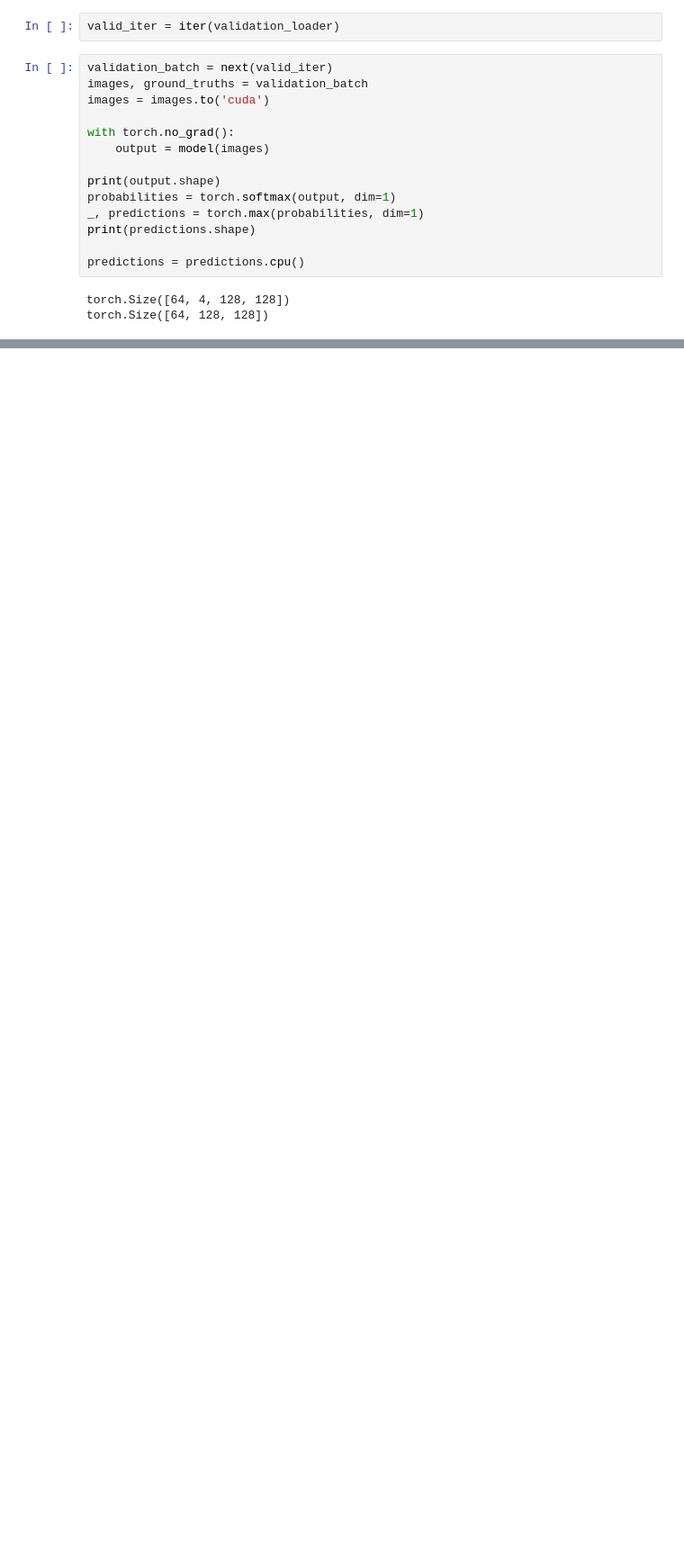
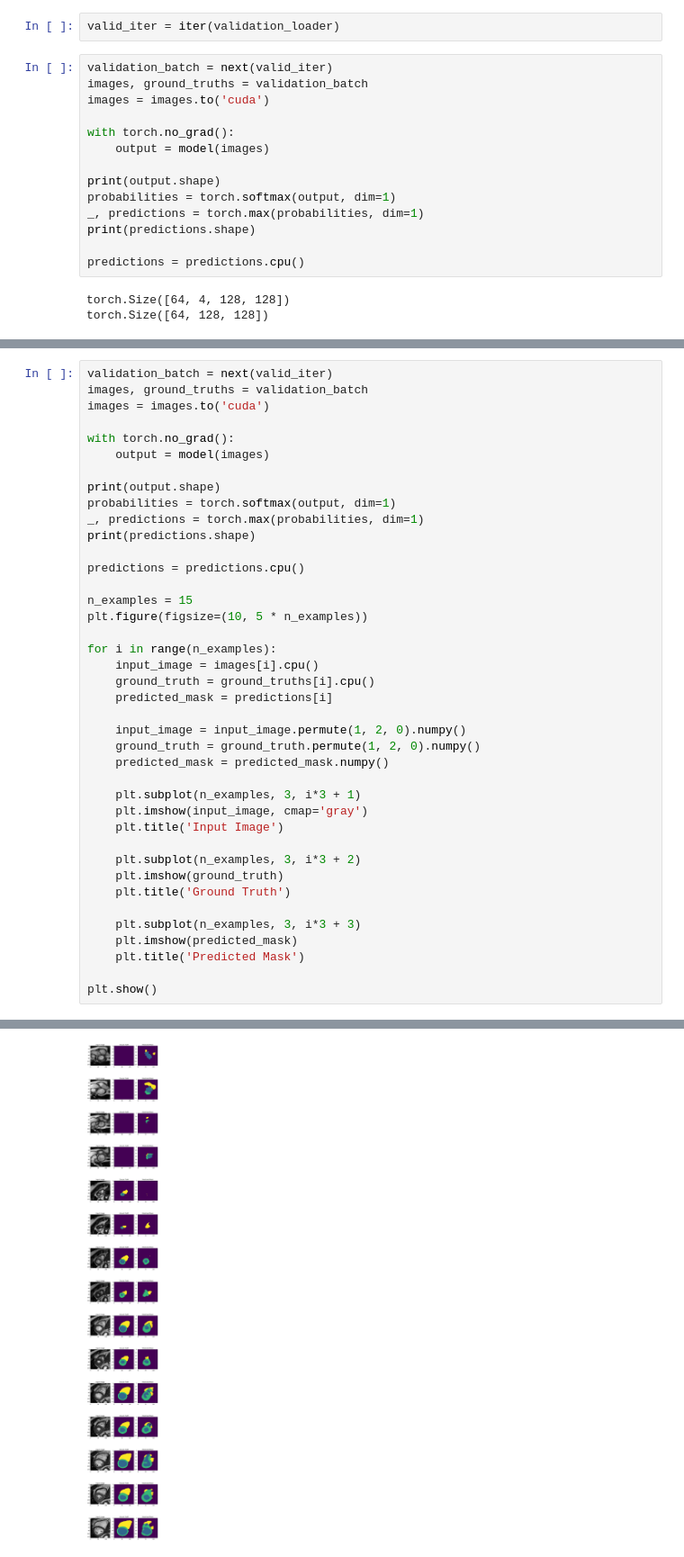
Before and after one commit to MAHDI-Imen/M-M, a Jupyter notebook: M_M.ipynb, the cells around one changed output, grey strips where cells are left out. Shown at 90% size. Saved outputs shown, nothing was run; the diff lists cells and outputs as text; blank space fills up the shorter version.

```diff
--- a/M_M.ipynb
+++ b/M_M.ipynb
@@ -244,0 +247,41 @@ plt.show()
+# %%
+validation_batch = next(valid_iter)
+images, ground_truths = validation_batch
+images = images.to('cuda')
+
+with torch.no_grad():
+    output = model(images)
+
+print(output.shape)
+probabilities = torch.softmax(output, dim=1)
+_, predictions = torch.max(probabilities, dim=1)
+print(predictions.shape)
+
+predictions = predictions.cpu()
+
+n_examples = 15
+plt.figure(figsize=(10, 5 * n_examples))
+
+for i in range(n_examples):
+    input_image = images[i].cpu()
+    ground_truth = ground_truths[i].cpu()
+    predicted_mask = predictions[i]
+
+    input_image = input_image.permute(1, 2, 0).numpy()
+    ground_truth = ground_truth.permute(1, 2, 0).numpy()
+    predicted_mask = predicted_mask.numpy()
+
+    plt.subplot(n_examples, 3, i*3 + 1)
+    plt.imshow(input_image, cmap='gray')
+    plt.title('Input Image')
+
+    plt.subplot(n_examples, 3, i*3 + 2)
+    plt.imshow(ground_truth)
+    plt.title('Ground Truth')
+
+    plt.subplot(n_examples, 3, i*3 + 3)
+    plt.imshow(predicted_mask)
+    plt.title('Predicted Mask')
+
+plt.show()
+# %% [output]
@@ -244,0 +290 @@ plt.show()
+[figure, added]
```
Also changed, not shown: parts of 4 cells of this notebook.
